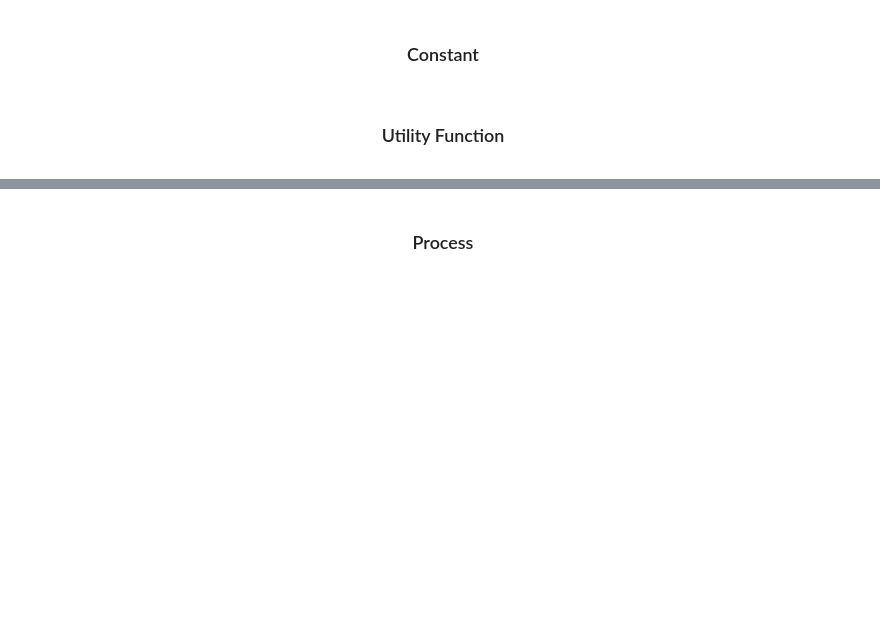
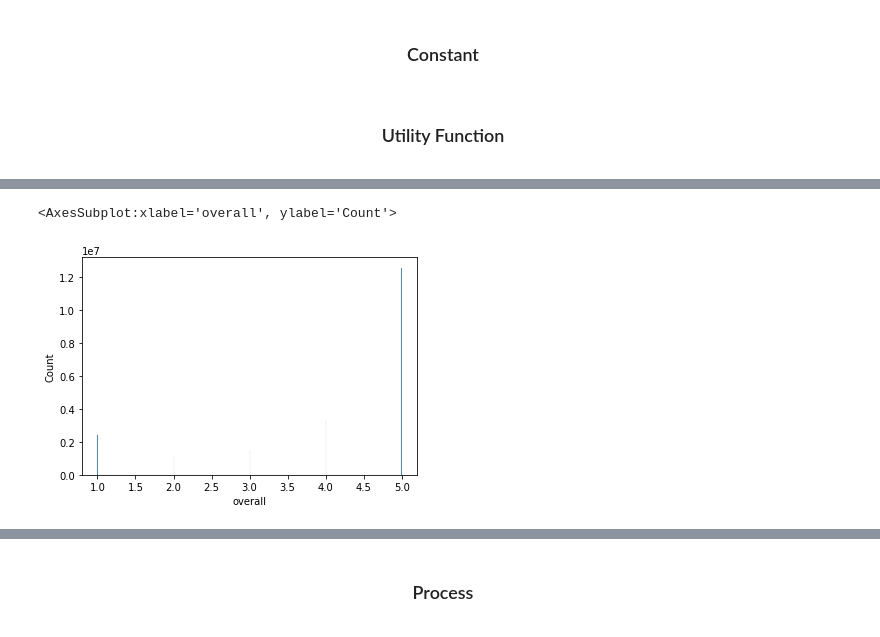
Before and after one commit to harizjet/SubjectSentimentModelling, a Jupyter notebook: exploring/exploring5.ipynb, the cells around one changed output, grey strips where cells are left out. Drawn from its saved outputs; the diff is of its cells as text; code cells hidden in the pictures; blank space fills up the shorter version.

```diff
--- a/exploring/exploring5.ipynb
+++ b/exploring/exploring5.ipynb
@@ -282,0 +325,5 @@ def gradient(x: list, y: list) -> float:
+# %%
+sns.histplot(df['overall'])
+# %% [output]
+<AxesSubplot:xlabel='overall', ylabel='Count'>
+[figure, added]
```
Also changed, not shown: parts of 24 cells of this notebook, 1 other file.
